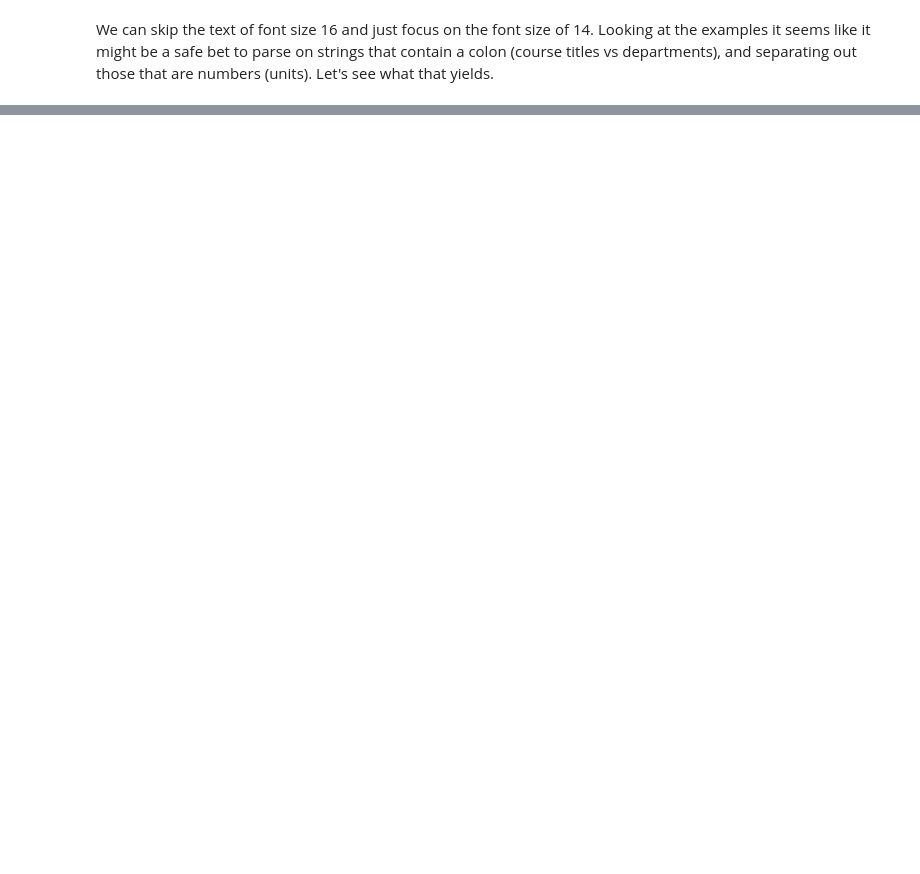
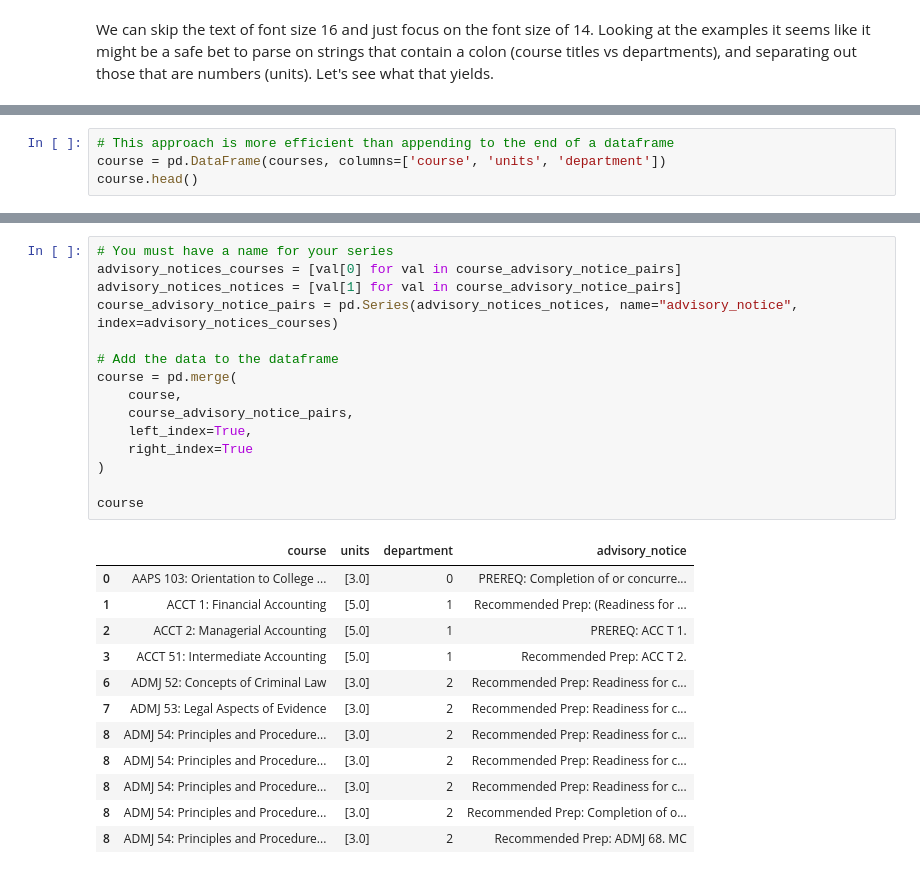
Before and after one commit to ChrisPleman/course_catalog_dashboard, a Jupyter notebook: discovery.ipynb, the cells around one changed output, grey strips where cells are left out. Saved outputs shown, nothing was run; the diff lists cells and outputs as text; blank space fills up the shorter version.

```diff
--- a/discovery.ipynb
+++ b/discovery.ipynb
@@ -465,0 +461,4 @@ defaultdict(<class 'str'>, {'Academic Achievement & Personal Success': {'AAPS 10
+# %%
+# This approach is more efficient than appending to the end of a dataframe
+course = pd.DataFrame(courses, columns=['course', 'units', 'department'])
+course.head()
@@ -470,0 +646,28 @@ This worked well
+# %%
+# You must have a name for your series
+advisory_notices_courses = [val[0] for val in course_advisory_notice_pairs]
+advisory_notices_notices = [val[1] for val in course_advisory_notice_pairs]
+course_advisory_notice_pairs = pd.Series(advisory_notices_notices, name="advisory_notice", index=advisory_notices_courses)
+
+# Add the data to the dataframe
+course = pd.merge(
+    course,
+    course_advisory_notice_pairs,
+    left_index=True,
+    right_index=True
+)
+
+course
+# %% [output]
+|  | course | units | department | advisory_notice |
+| 0 | AAPS 103: Orientation to College ... | [3.0] | 0 | PREREQ: Completion of or concurre... |
+| 1 | ACCT 1: Financial Accounting | [5.0] | 1 | Recommended Prep: (Readiness for ... |
+| 2 | ACCT 2: Managerial Accounting | [5.0] | 1 | PREREQ: ACC T 1. |
+| 3 | ACCT 51: Intermediate Accounting | [5.0] | 1 | Recommended Prep: ACC T 2. |
+| 6 | ADMJ 52: Concepts of Criminal Law | [3.0] | 2 | Recommended Prep: Readiness for c... |
+| 7 | ADMJ 53: Legal Aspects of Evidence | [3.0] | 2 | Recommended Prep: Readiness for c... |
+| 8 | ADMJ 54: Principles and Procedure... | [3.0] | 2 | Recommended Prep: Readiness for c... |
+| 8 | ADMJ 54: Principles and Procedure... | [3.0] | 2 | Recommended Prep: Readiness for c... |
+| 8 | ADMJ 54: Principles and Procedure... | [3.0] | 2 | Recommended Prep: Readiness for c... |
+| 8 | ADMJ 54: Principles and Procedure... | [3.0] | 2 | Recommended Prep: Completion of o... |
+| 8 | ADMJ 54: Principles and Procedure... | [3.0] | 2 | Recommended Prep: ADMJ 68. MC |
```
Also changed, not shown: parts of 10 cells of this notebook.
